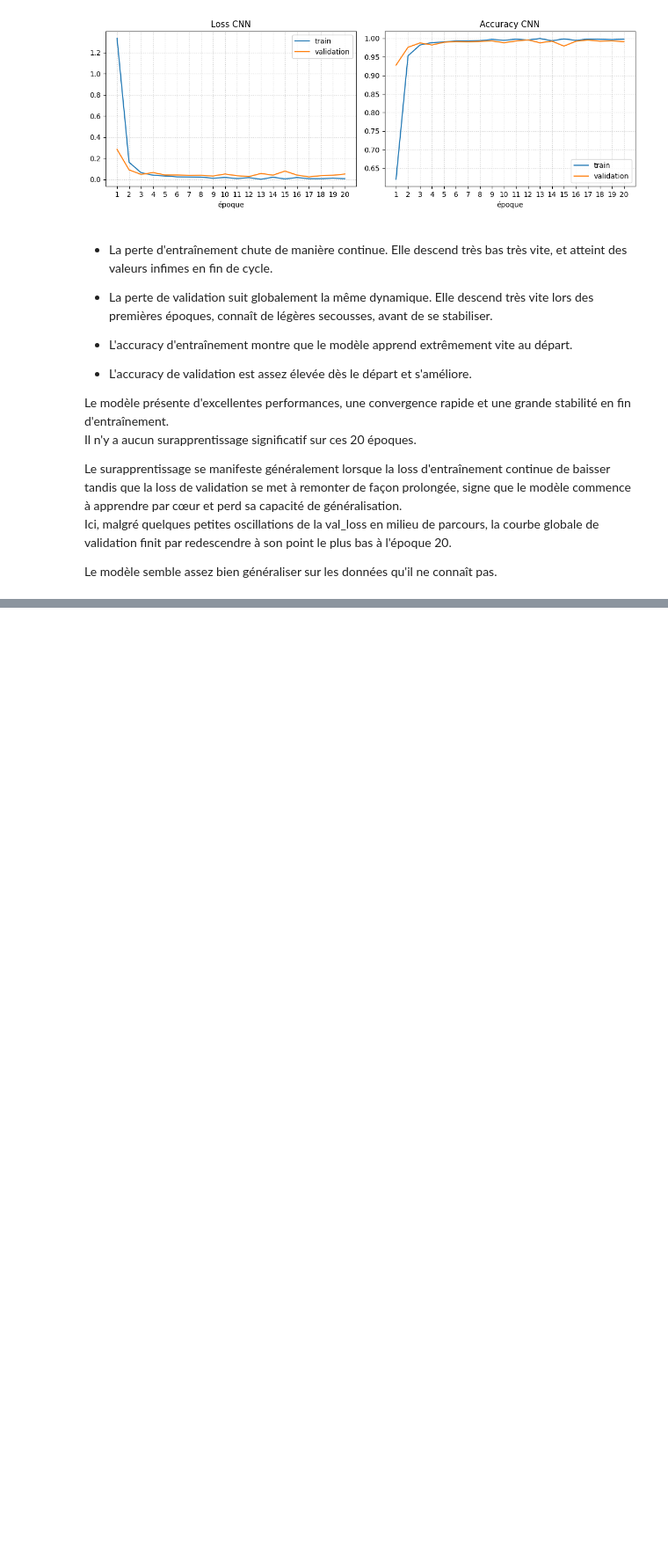
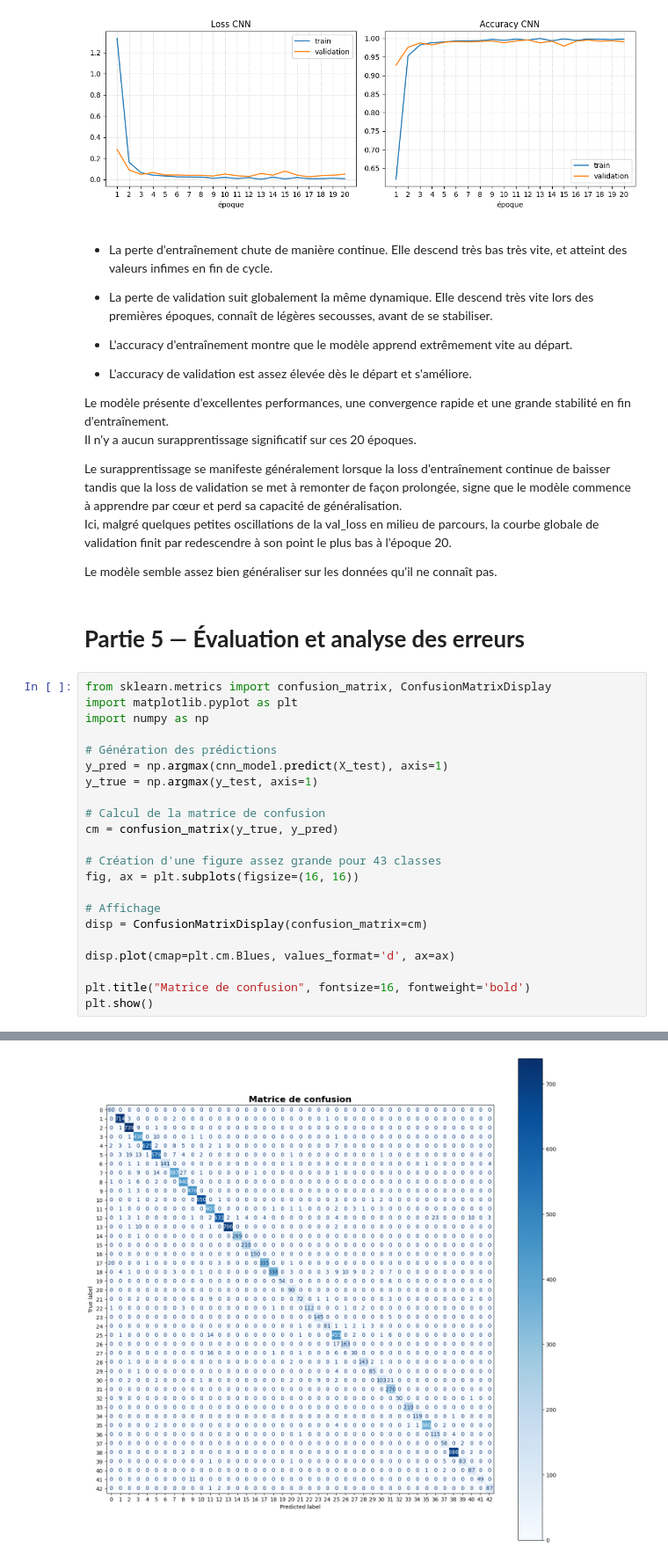
Before and after one commit to Minetriforce/DL_project_traffic_signs, a Jupyter notebook: project_traffic_signs.ipynb, the cells around one changed output, grey strips where cells are left out. Shown at 88% size. Drawn from its saved outputs; the diff is of its cells as text; blank space fills up the shorter version.

Commit message:
feat : Partie 5 début

```diff
--- a/project_traffic_signs.ipynb
+++ b/project_traffic_signs.ipynb
@@ -540,3 +540,28 @@ Le surapprentissage se manifeste généralement lorsque la loss d'entraînement
 Ici, malgré quelques petites oscillations de la val_loss en milieu de parcours, la courbe globale de validation finit par redescendre à son point le plus bas à l'époque 20.
 
 Le modèle semble assez bien généraliser sur les données qu'il ne connaît pas.
+# %% [markdown]
+# **Partie 5 — Évaluation et analyse des erreurs**
+# %%
+from sklearn.metrics import confusion_matrix, ConfusionMatrixDisplay
+import matplotlib.pyplot as plt
+import numpy as np
+
+# Génération des prédictions
+y_pred = np.argmax(cnn_model.predict(X_test), axis=1)
+y_true = np.argmax(y_test, axis=1)
+
+# Calcul de la matrice de confusion
+cm = confusion_matrix(y_true, y_pred)
+
+# Création d'une figure assez grande pour 43 classes
+fig, ax = plt.subplots(figsize=(16, 16))
+
+# Affichage
+disp = ConfusionMatrixDisplay(confusion_matrix=cm)
+
+disp.plot(cmap=plt.cm.Blues, values_format='d', ax=ax)
+
+plt.title("Matrice de confusion", fontsize=16, fontweight='bold')
+plt.show()
+# %% [output]
@@ -542,0 +569 @@ Le modèle semble assez bien généraliser sur les données qu'il ne connaît pa
+[figure, added]
```
Also changed, not shown: parts of 3 cells of this notebook.
